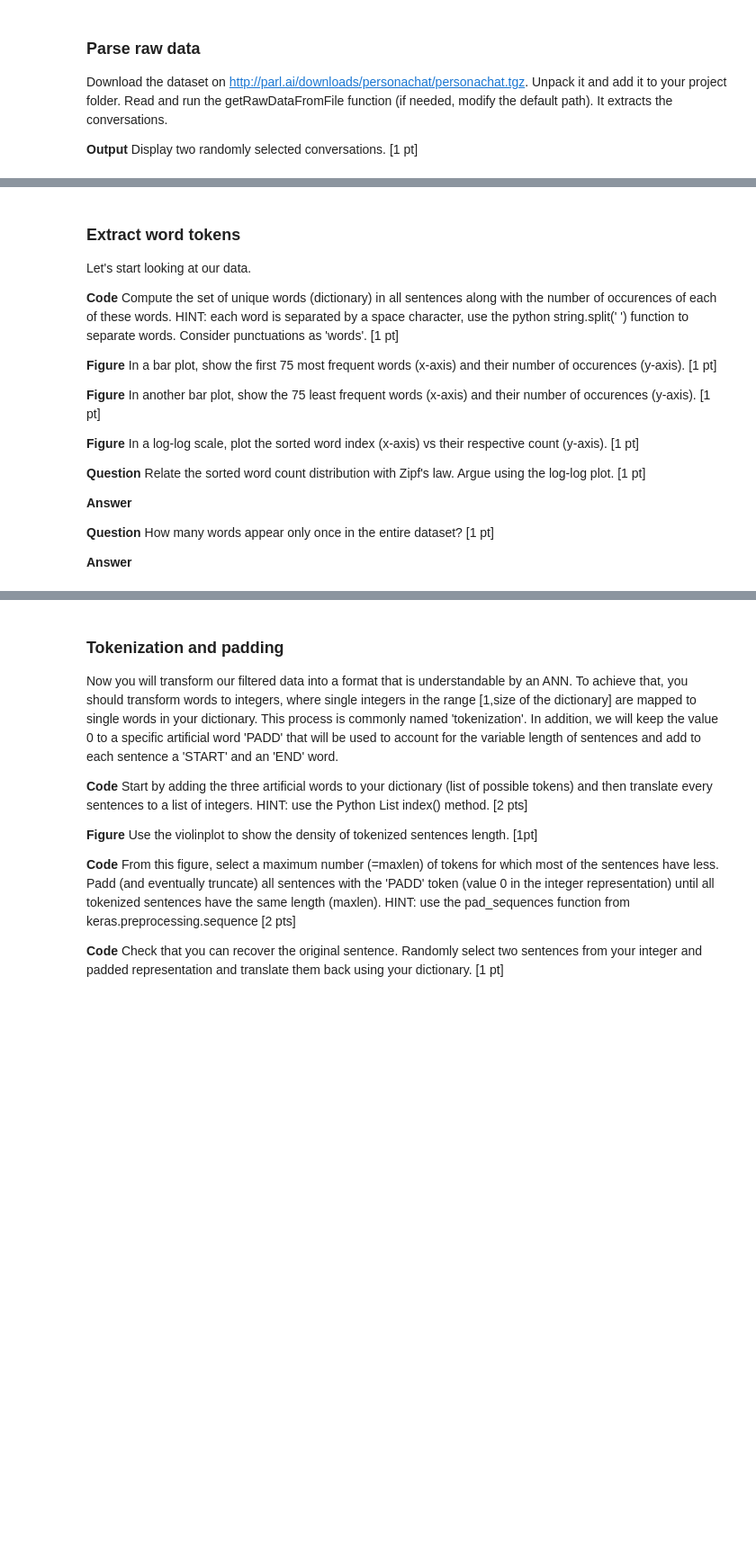
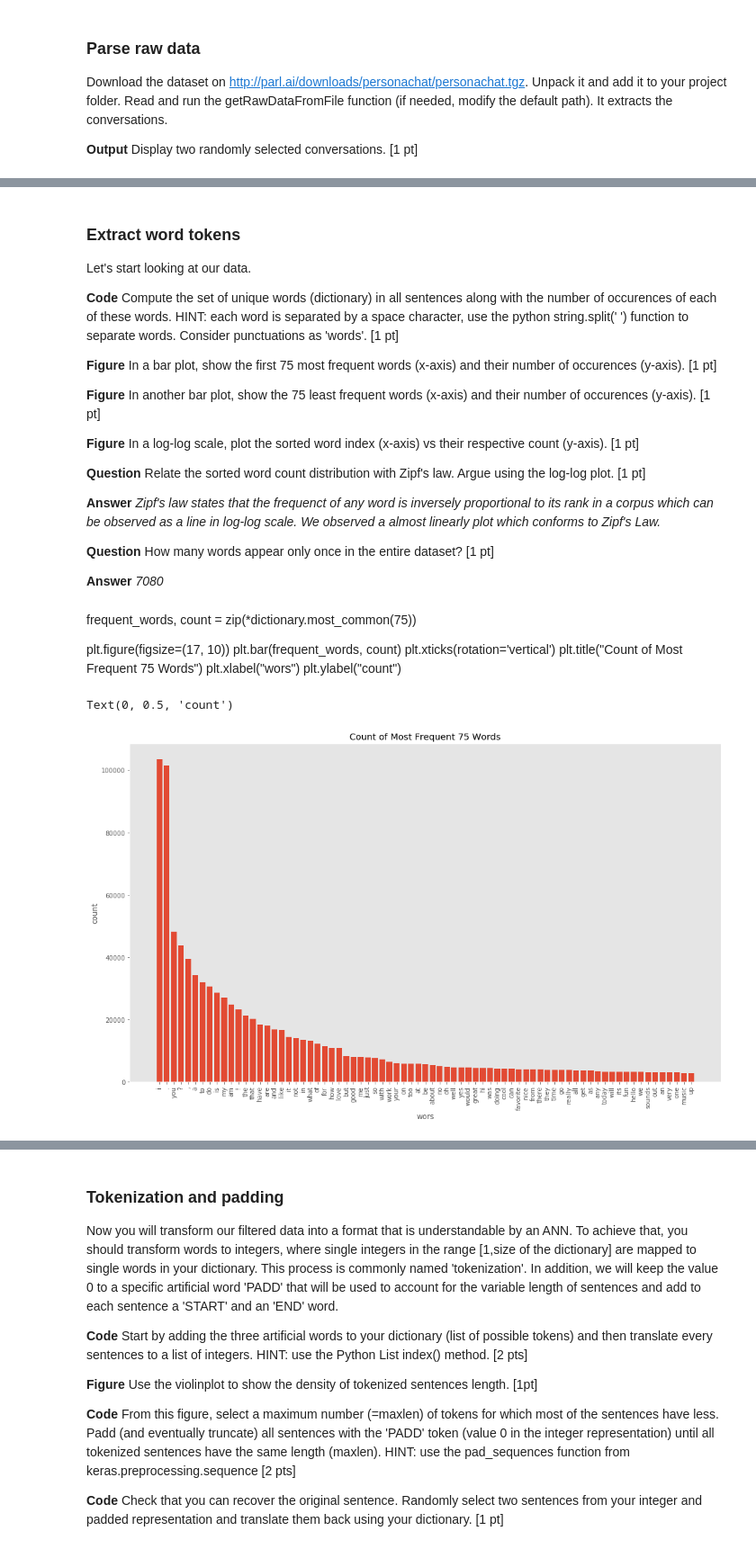
Before and after one commit to serifsonerserbest/ANN, a Jupyter notebook: miniproject2_ChatBot.ipynb, the cells around one changed output, grey strips where cells are left out. Shown at 90% size. Cells and saved outputs as stored; diff of their text form; code cells hidden in the pictures; blank space fills up the shorter version.

```diff
--- a/miniproject2_ChatBot.ipynb
+++ b/miniproject2_ChatBot.ipynb
@@ -107,7 +107,7 @@ Download the dataset on http://parl.ai/downloads/personachat/personachat.tgz. Un
 
 **Output** Display two randomly selected conversations. [1 pt]
 # %%
-data = getRawDataFromFile()
-data
-list(np.random.choice(data, size=2, replace=False))
+conversations = getRawDataFromFile()
+
+list(np.random.choice(conversations, size=2, replace=False))
 # %% [output]
@@ -144,8 +144,8 @@ Let's start looking at our data.
 **Question** Relate the sorted word count distribution with Zipf's law.
 Argue using the log-log plot. [1 pt]
 
-**Answer**
+**Answer** *Zipf's law states that the frequenct of any word is inversely proportional to its rank in a corpus which can be observed as a line in log-log scale. We observed a almost linearly plot which conforms to Zipf's Law.*
 
 **Question** How many words appear only once in the entire dataset? [1 pt]
 
-**Answer**
+**Answer** *7080*
@@ -151,0 +154,26 @@ Argue using the log-log plot. [1 pt]
+# %%
+sentences = [sentence for conversation in conversations for sentence in conversation]
+
+words = ' '.join(sentences)
+dictionary = Counter(words.split(' '))
+# %% [markdown]
+frequent_words, count = zip(*dictionary.most_common(75))
+
+plt.figure(figsize=(17, 10))
+plt.bar(frequent_words, count)
+plt.xticks(rotation='vertical')
+plt.title("Count of Most Frequent 75 Words")
+plt.xlabel("wors")
+plt.ylabel("count")
+# %%
+frequent_words, count = zip(*dictionary.most_common(75))
+
+plt.figure(figsize=(17, 10))
+plt.bar(frequent_words, count)
+plt.xticks(rotation='vertical')
+plt.title("Count of Most Frequent 75 Words")
+plt.xlabel("word")
+plt.ylabel("count")
+# %% [output]
+Text(0, 0.5, 'count')
+[figure, added]
```
Also changed, not shown: parts of 18 cells of this notebook.
